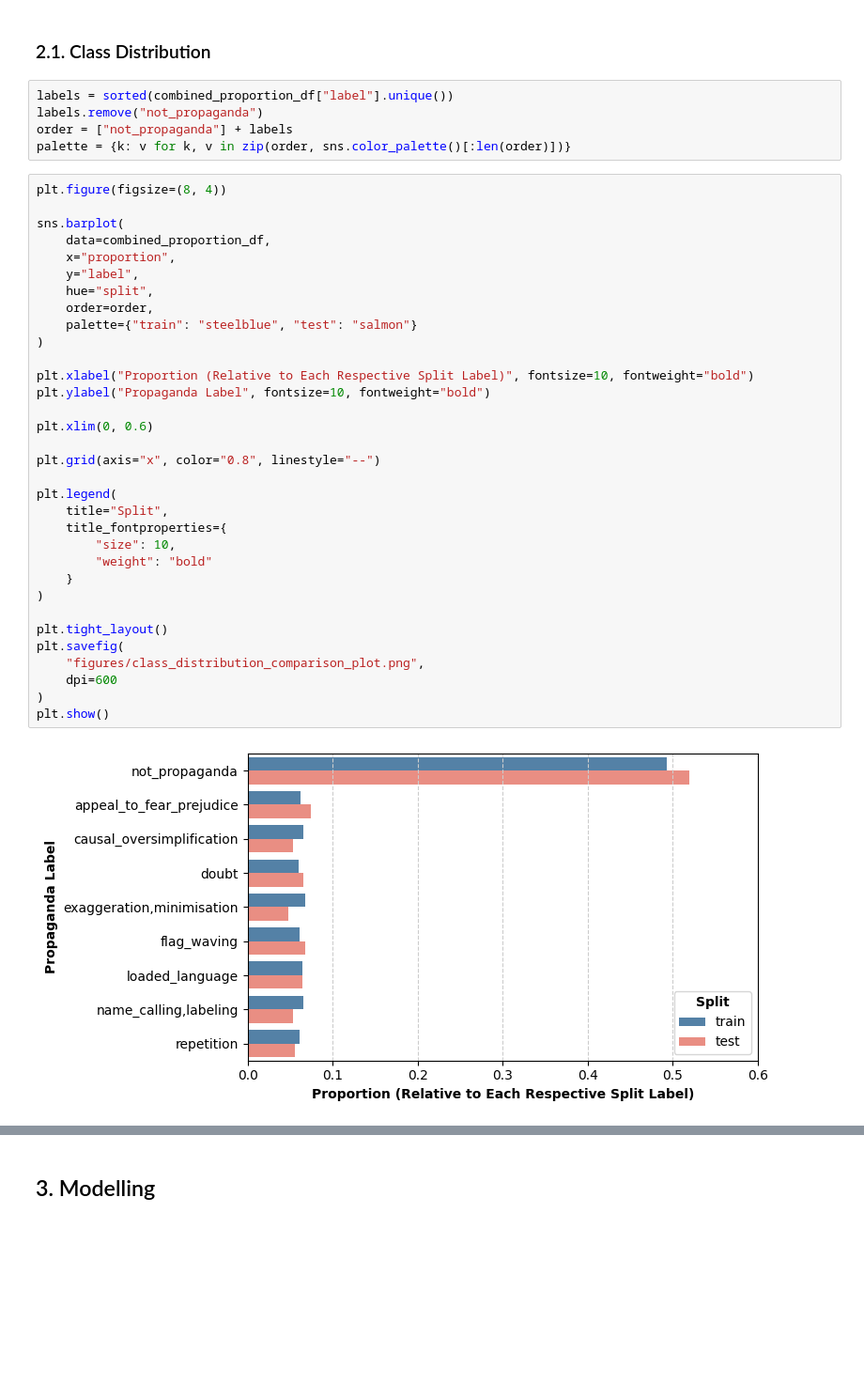
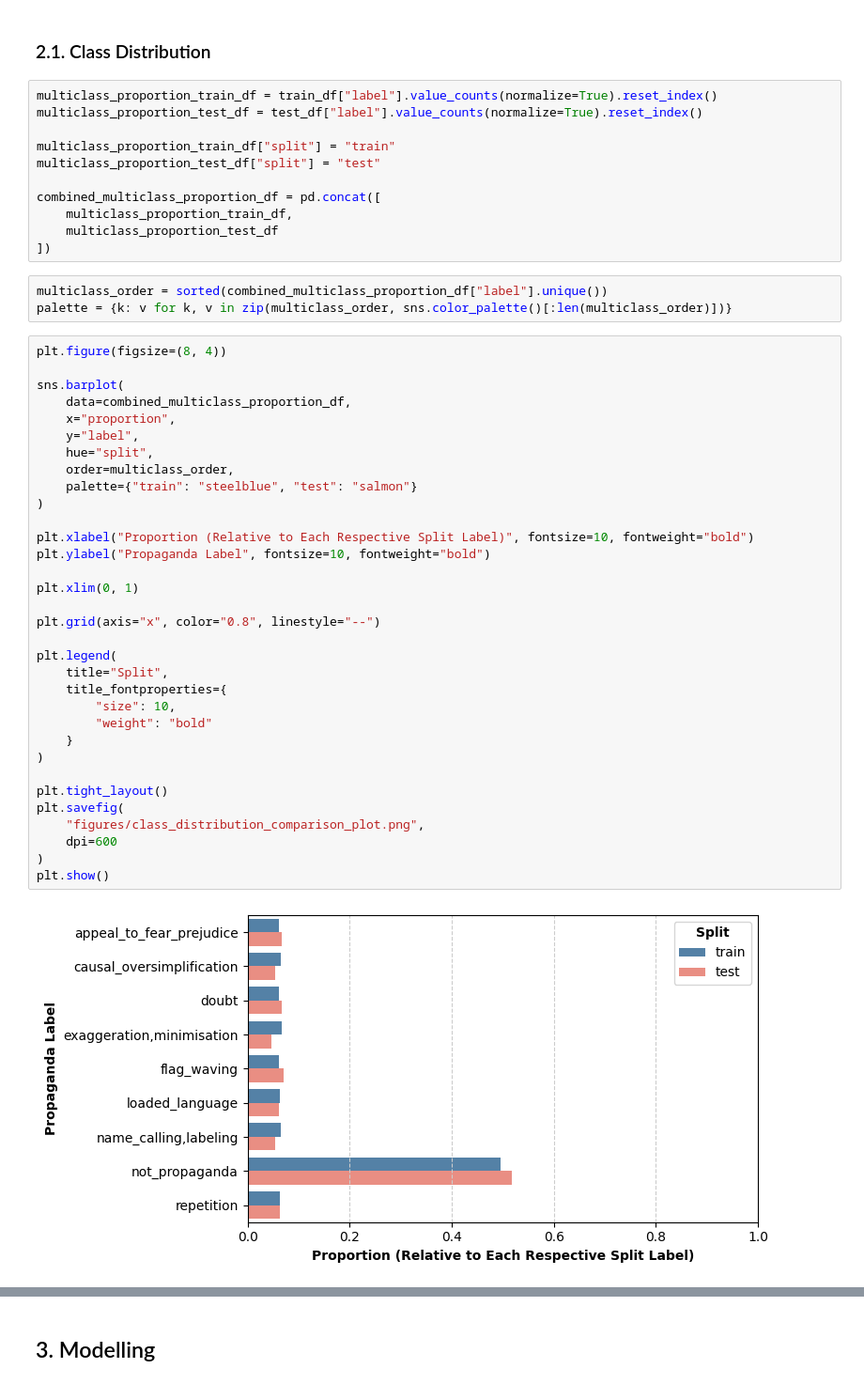
Before and after one commit to CharlieHomewood/advanced-nlp-coursework, a Jupyter notebook: adv_nlp_coursework.ipynb, the cells around one changed output, grey strips where cells are left out. Shown at 94% size. Cells and saved outputs as stored; diff of their text form; blank space fills up the shorter version.

```diff
--- a/adv_nlp_coursework.ipynb
+++ b/adv_nlp_coursework.ipynb
@@ -82,42 +115,51 @@ combined_proportion_df = pd.concat([train_proportion_df, test_proportion_df])
 # %% [markdown]
 ### 2.1. Class Distribution
+# %%
+multiclass_proportion_train_df = train_df["label"].value_counts(normalize=True).reset_index()
+multiclass_proportion_test_df = test_df["label"].value_counts(normalize=True).reset_index()
+
+multiclass_proportion_train_df["split"] = "train"
+multiclass_proportion_test_df["split"] = "test"
+
+combined_multiclass_proportion_df = pd.concat([
+    multiclass_proportion_train_df,
+    multiclass_proportion_test_df
+])
 # %%
-labels = sorted(combined_proportion_df["label"].unique())
-labels.remove("not_propaganda")
-order = ["not_propaganda"] + labels
-palette = {k: v for k, v in zip(order, sns.color_palette()[:len(order)])}
+multiclass_order = sorted(combined_multiclass_proportion_df["label"].unique())
+palette = {k: v for k, v in zip(multiclass_order, sns.color_palette()[:len(multiclass_order)])}
 # %%
 plt.figure(figsize=(8, 4))
 
 sns.barplot(
-    data=combined_proportion_df,
+    data=combined_multiclass_proportion_df,
     x="proportion",
     y="label",
     hue="split",
-    order=order,
+    order=multiclass_order,
     palette={"train": "steelblue", "test": "salmon"}
 )
 
 plt.xlabel("Proportion (Relative to Each Respective Split Label)", fontsize=10, fontweight="bold")
 plt.ylabel("Propaganda Label", fontsize=10, fontweight="bold")
 
-plt.xlim(0, 0.6)
+plt.xlim(0, 1)
 
 plt.grid(axis="x", color="0.8", linestyle="--")
 
 plt.legend(
     title="Split",
     title_fontproperties={
         "size": 10,
         "weight": "bold"
     }
 )
 
 plt.tight_layout()
 plt.savefig(
     "figures/class_distribution_comparison_plot.png",
     dpi=600
 )
 plt.show()
 # %% [output]
-[figure, old version]
+[figure, new version]
```
Also changed, not shown: parts of 60 cells of this notebook, 13 other files.
